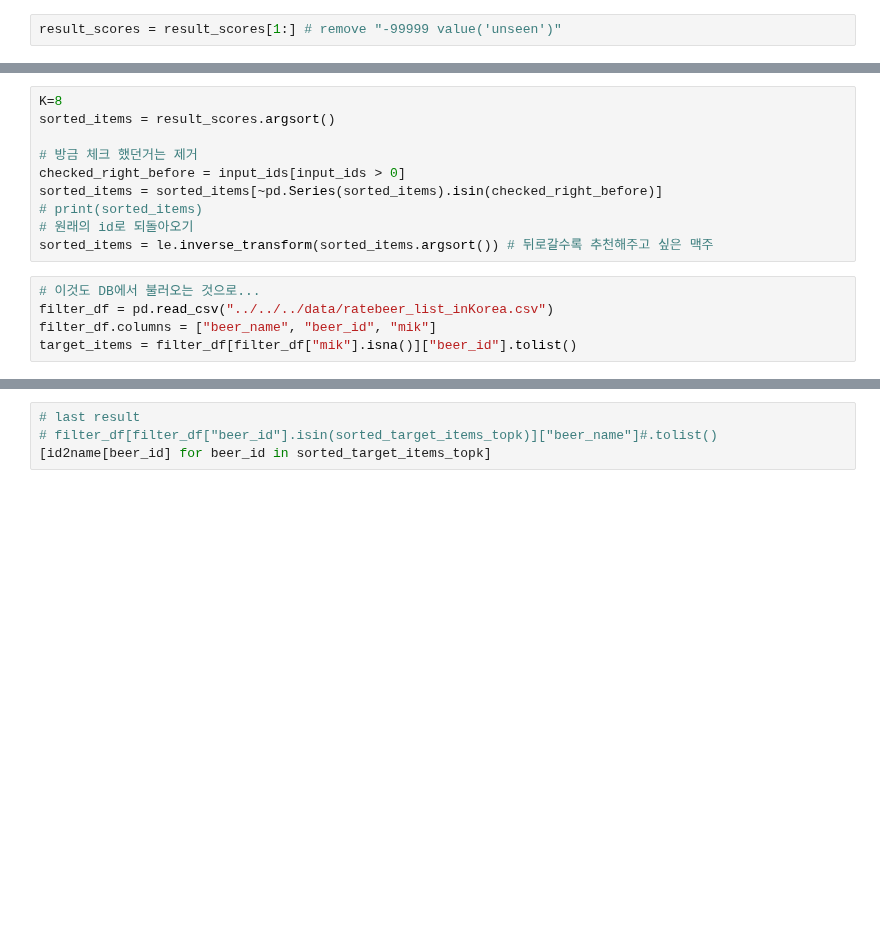
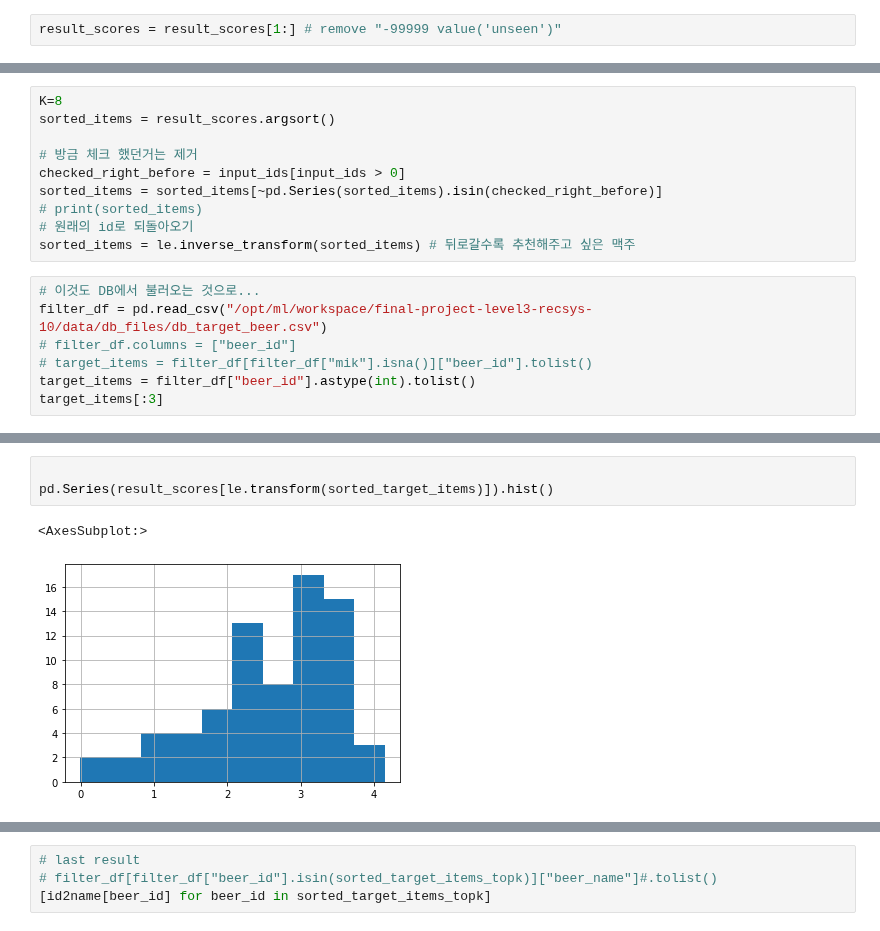
Before and after one commit to boostcampaitech3/final-project-level3-recsys-10, a Jupyter notebook: backend/recommendAPI/s3rec/inference.ipynb, the cells around one changed output, grey strips where cells are left out. Saved outputs shown, nothing was run; the diff lists cells and outputs as text; blank space fills up the shorter version.

```diff
--- a/backend/recommendAPI/s3rec/inference.ipynb
+++ b/backend/recommendAPI/s3rec/inference.ipynb
@@ -248,9 +309,11 @@ checked_right_before = input_ids[input_ids > 0]
 sorted_items = sorted_items[~pd.Series(sorted_items).isin(checked_right_before)]
 # print(sorted_items)
 # 원래의 id로 되돌아오기
-sorted_items = le.inverse_transform(sorted_items.argsort()) # 뒤로갈수록 추천해주고 싶은 맥주
+sorted_items = le.inverse_transform(sorted_items) # 뒤로갈수록 추천해주고 싶은 맥주
 # %%
 # 이것도 DB에서 불러오는 것으로...
-filter_df = pd.read_csv("../../../data/ratebeer_list_inKorea.csv")
-filter_df.columns = ["beer_name", "beer_id", "mik"]
-target_items = filter_df[filter_df["mik"].isna()]["beer_id"].tolist()
+filter_df = pd.read_csv("/opt/ml/workspace/final-project-level3-recsys-10/data/db_files/db_target_beer.csv")
+# filter_df.columns = ["beer_id"]
+# target_items = filter_df[filter_df["mik"].isna()]["beer_id"].tolist()
+target_items = filter_df["beer_id"].astype(int).tolist()
+target_items[:3]
@@ -265,0 +331,6 @@ array([  7656,   1486, 135361, 480225,  64518, 146725,  58275, 252000])
+# %%
+
+pd.Series(result_scores[le.transform(sorted_target_items)]).hist()
+# %% [output]
+<AxesSubplot:>
+[figure, added]
```
Also changed, not shown: parts of 22 cells of this notebook, 1 other file.
